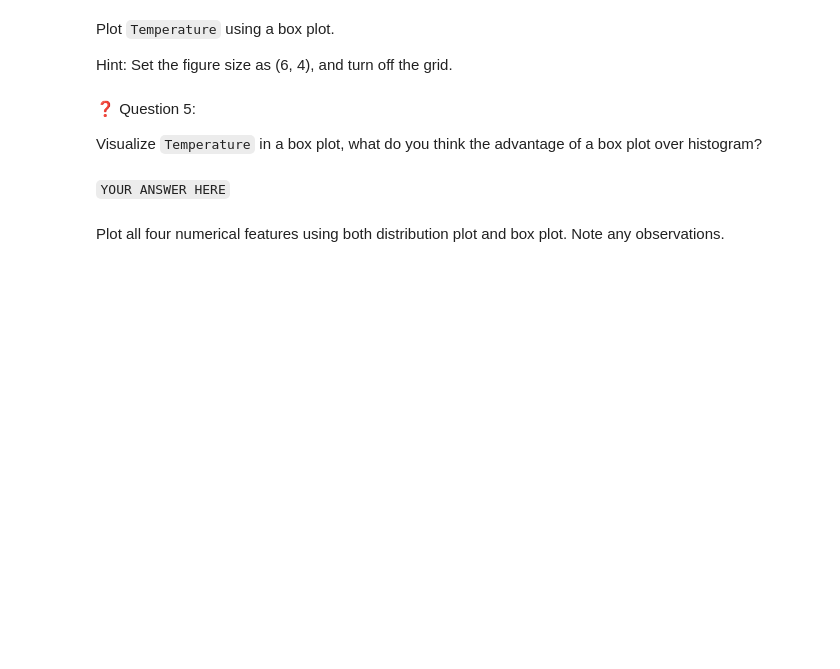
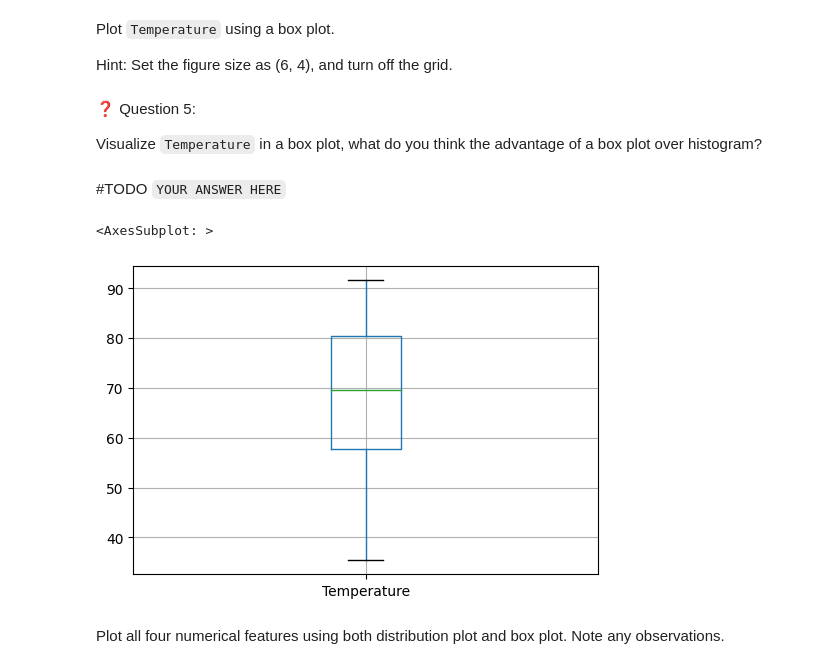
Before and after one commit to patrickmgebhard/MLE-11, a Jupyter notebook: assignments/week-04-data-eng-airflow/nb/walmart-sales-data.ipynb, the cells around one changed output. Cells and saved outputs as stored; diff of their text form; code cells hidden in the pictures; blank space fills up the shorter version.

```diff
--- a/assignments/week-04-data-eng-airflow/nb/walmart-sales-data.ipynb
+++ b/assignments/week-04-data-eng-airflow/nb/walmart-sales-data.ipynb
@@ -383,12 +383,8 @@ df_train.index[df_train[target] <= 0].size
 # %% [markdown]
 What percentage is the negative and zero sales?
 # %%
-# TODO https://towardsdatascience.com/create-new-column-based-on-other-columns-pandas-5586d87de73d
-df_train['Weekly_Sales_Binary'] = pd.cut(x=df[target], bins=[-float("inf"), 0, float("inf")], labels=[1, 0])
-#df_train[['Weekly_Sales', 'Weekly_Sales_Binary']].loc[df_train['Weekly_Sales'] <= 0]
-df_train['Weekly_Sales_Binary'].dtypes
-# HINT if you think about target variable as a binary variable,
-# with either negative and zero sales or positive sales,
-# then the percentage of negative and zero sales is the percentage of 0s in the target variable
-# which is the same as taking the average of the negative and zero sales
+import numpy as np
+df_train['Weekly_Sales_Binary'] = np.where(df_train['Weekly_Sales'] <= 0, 1.0, 0.0)
+df_train['Weekly_Sales_Binary'].mean()
+df_train = df_train.drop(columns=['Weekly_Sales_Binary'])
 # %% [output]
@@ -404,6 +400,5 @@ After communicating your findings, the stakeholders confirm that you can remove
 
 Now remove the negative and zero sales from the training dataset.
 # %%
-mask = df_train[target] > 0
-df_train = # YOUR CODE HERE
+df_train = df_train.drop(df_train[df_train.Weekly_Sales <= 0].index)
 df_train.shape # Expected Output: (8182, 19)
@@ -452,9 +449,12 @@ Hint: Set the figure size as (6, 4), and turn off the grid.
 
 Visualize `Temperature` in a box plot, what do you think the advantage of a box plot over histogram?
 # %% [markdown]
-`YOUR ANSWER HERE`
+#TODO `YOUR ANSWER HERE`
 # %%
-# YOUR CODE HERE
+df_train[['Temperature']].boxplot(figsize=(6, 4))
+# %% [output]
+<AxesSubplot: >
+[figure, added]
 # %% [markdown]
 Plot all four numerical features using both distribution plot and box plot. Note any observations.
 # %%
```
Also changed, not shown: parts of 20 cells of this notebook.
